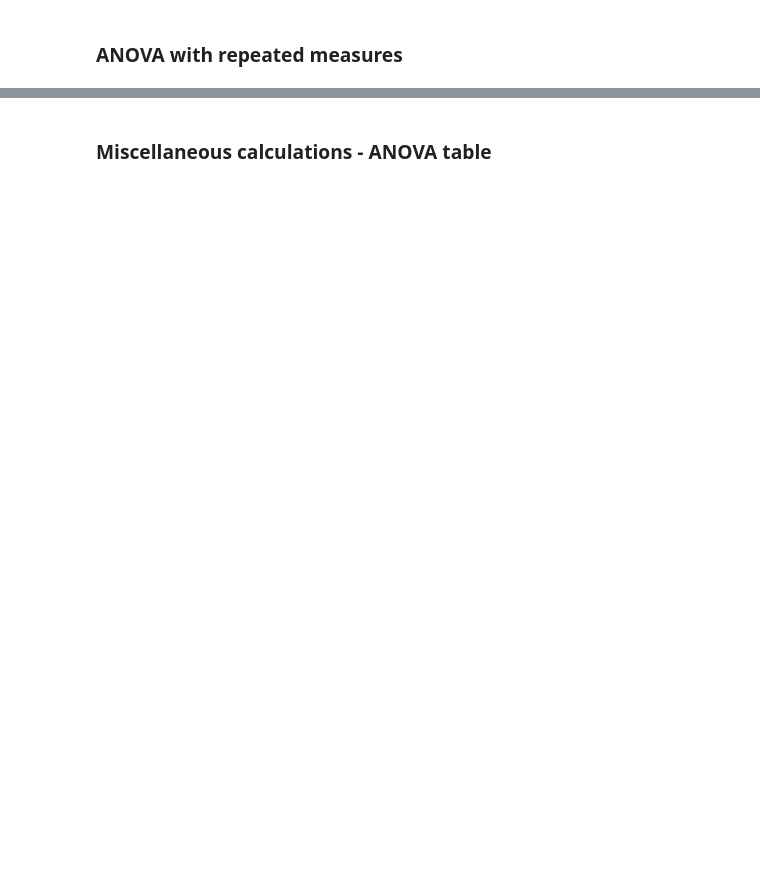
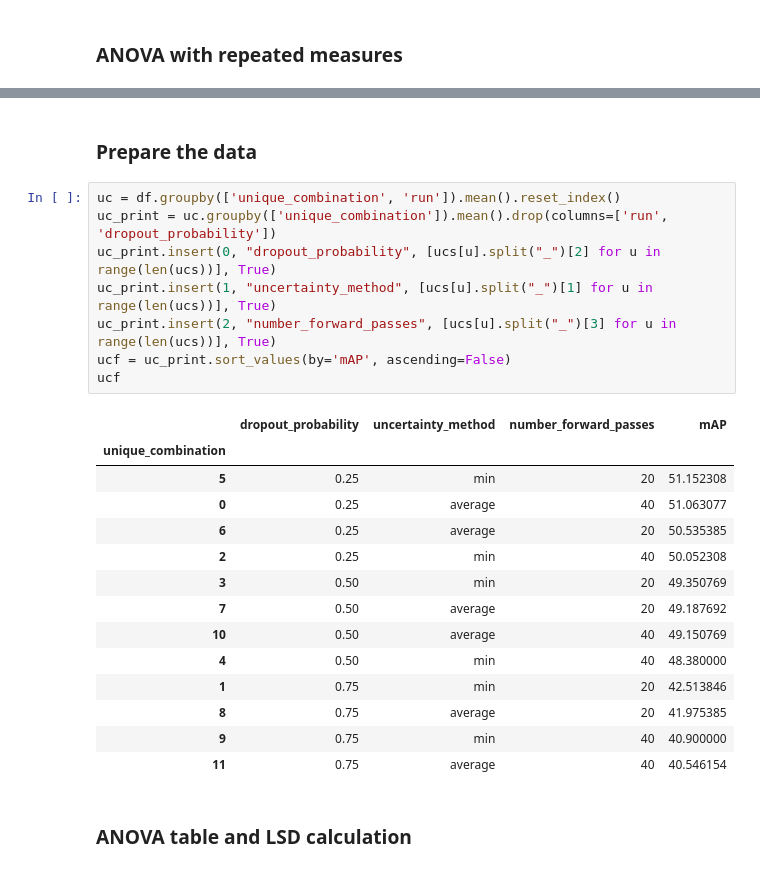
Before and after one commit to pieterblok/maskal, a Jupyter notebook: active_learning/utils/statistics_exp2.ipynb, the cells around one changed output, grey strips where cells are left out. Saved outputs shown, nothing was run; the diff lists cells and outputs as text; blank space fills up the shorter version.

```diff
--- a/active_learning/utils/statistics_exp2.ipynb
+++ b/active_learning/utils/statistics_exp2.ipynb
@@ -178,4 +224,29 @@ dropout_probability:number_forward_passes:uncertainty_method   0.4752 2.0000 8.0
+# %% [markdown]
+### Prepare the data
+# %%
+uc = df.groupby(['unique_combination', 'run']).mean().reset_index()
+uc_print = uc.groupby(['unique_combination']).mean().drop(columns=['run', 'dropout_probability'])
+uc_print.insert(0, "dropout_probability", [ucs[u].split("_")[2] for u in range(len(ucs))], True)
+uc_print.insert(1, "uncertainty_method", [ucs[u].split("_")[1] for u in range(len(ucs))], True)
+uc_print.insert(2, "number_forward_passes", [ucs[u].split("_")[3] for u in range(len(ucs))], True)
+ucf = uc_print.sort_values(by='mAP', ascending=False)
+ucf
+# %% [output]
+|  | dropout_probability | uncertainty_method | number_forward_passes | mAP |
+| unique_combination |  |  |  |  |
+| 5 | 0.25 | min | 20 | 51.152308 |
+| 0 | 0.25 | average | 40 | 51.063077 |
+| 6 | 0.25 | average | 20 | 50.535385 |
+| 2 | 0.25 | min | 40 | 50.052308 |
+| 3 | 0.50 | min | 20 | 49.350769 |
+| 7 | 0.50 | average | 20 | 49.187692 |
+| 10 | 0.50 | average | 40 | 49.150769 |
+| 4 | 0.50 | min | 40 | 48.380000 |
+| 1 | 0.75 | min | 20 | 42.513846 |
+| 8 | 0.75 | average | 20 | 41.975385 |
+| 9 | 0.75 | min | 40 | 40.900000 |
+| 11 | 0.75 | average | 40 | 40.546154 |
 # %% [markdown]
-### Miscellaneous calculations - ANOVA table
+### ANOVA table and LSD calculation
 # %%
 # https://www.statsmodels.org/devel/examples/notebooks/generated/interactions_anova.html#Two-way-ANOVA
```
Also changed, not shown: parts of 11 cells of this notebook, 1 other file.
